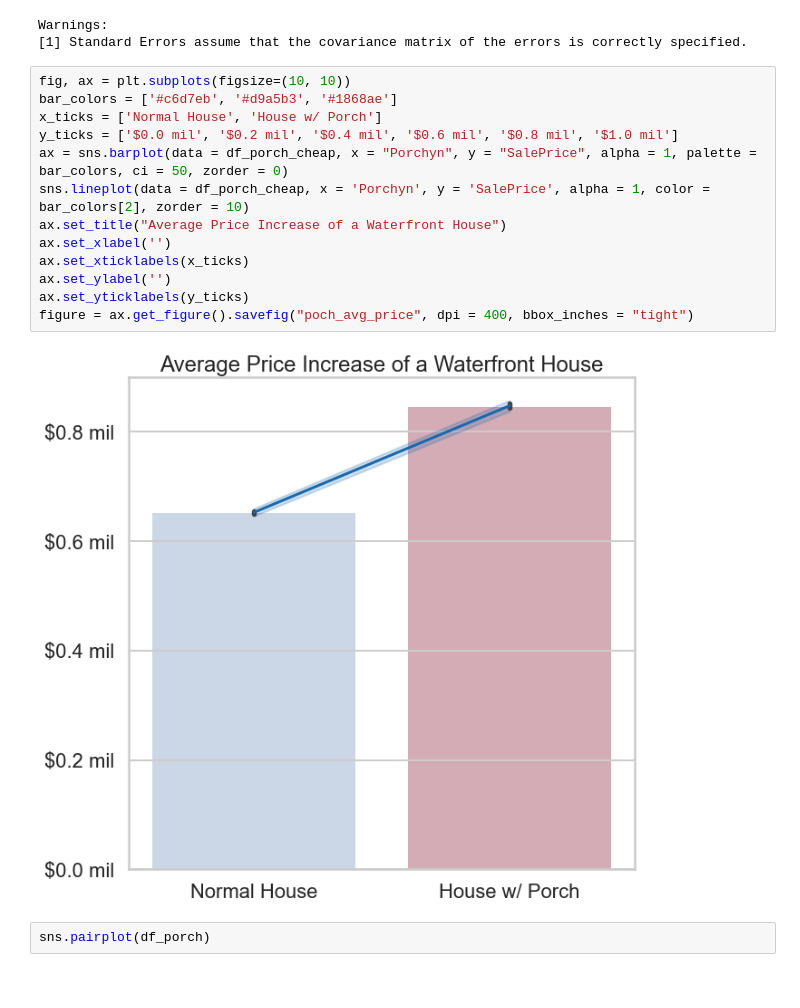
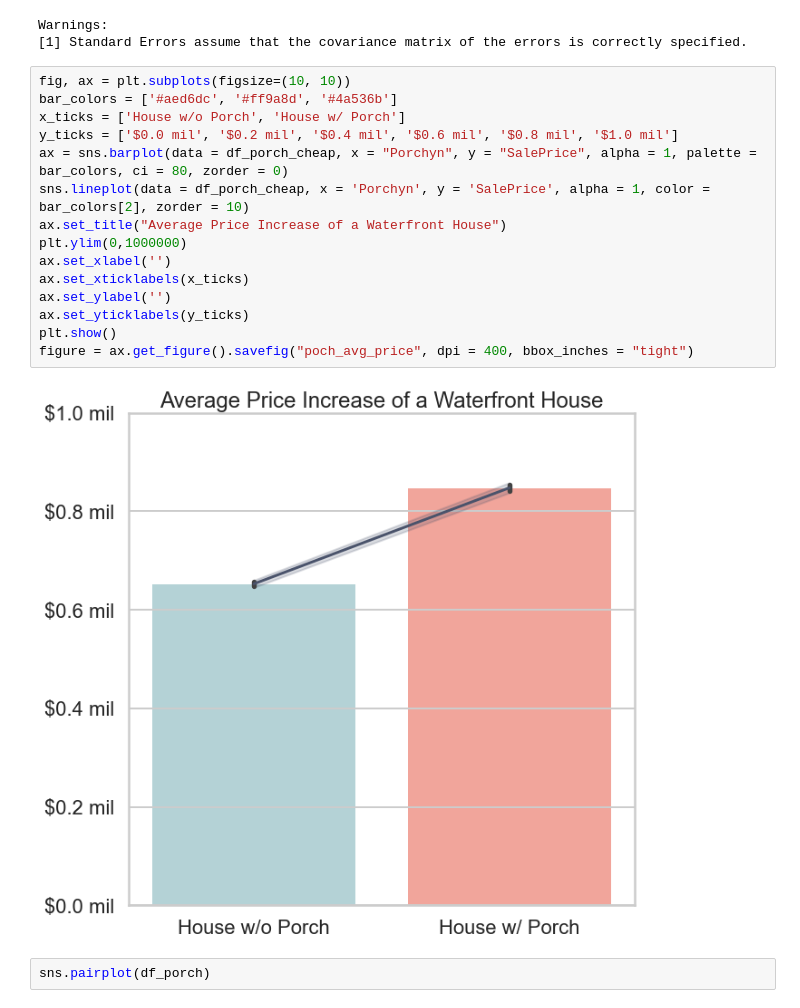
Before and after one commit to ghPRao/phase_2_project_chicago-sf-seattle-ds-082420, a Jupyter notebook: andrew_PR_EDA.ipynb, the cells around one changed output. Drawn from its saved outputs; the diff is of its cells as text.

```diff
--- a/andrew_PR_EDA.ipynb
+++ b/andrew_PR_EDA.ipynb
@@ -700,19 +700,21 @@ Warnings:
 [1] Standard Errors assume that the covariance matrix of the errors is correctly specified.
 # %%
 fig, ax = plt.subplots(figsize=(10, 10))
-bar_colors = ['#c6d7eb', '#d9a5b3', '#1868ae']
-x_ticks = ['Normal House', 'House w/ Porch']
+bar_colors = ['#aed6dc', '#ff9a8d', '#4a536b']
+x_ticks = ['House w/o Porch', 'House w/ Porch']
 y_ticks = ['$0.0 mil', '$0.2 mil', '$0.4 mil', '$0.6 mil', '$0.8 mil', '$1.0 mil']
-ax = sns.barplot(data = df_porch_cheap, x = "Porchyn", y = "SalePrice", alpha = 1, palette = bar_colors, ci = 50, zorder = 0)
+ax = sns.barplot(data = df_porch_cheap, x = "Porchyn", y = "SalePrice", alpha = 1, palette = bar_colors, ci = 80, zorder = 0)
 sns.lineplot(data = df_porch_cheap, x = 'Porchyn', y = 'SalePrice', alpha = 1, color = bar_colors[2], zorder = 10)
 ax.set_title("Average Price Increase of a Waterfront House")
+plt.ylim(0,1000000)
 ax.set_xlabel('')
 ax.set_xticklabels(x_ticks)
 ax.set_ylabel('')
 ax.set_yticklabels(y_ticks)
+plt.show()
 figure = ax.get_figure().savefig("poch_avg_price", dpi = 400, bbox_inches = "tight")
 # %% [output]
-[figure, old version]
+[figure, new version]
 # %%
 sns.pairplot(df_porch)
 # %% [output]
```
Also changed, not shown: parts of 2 cells of this notebook.
